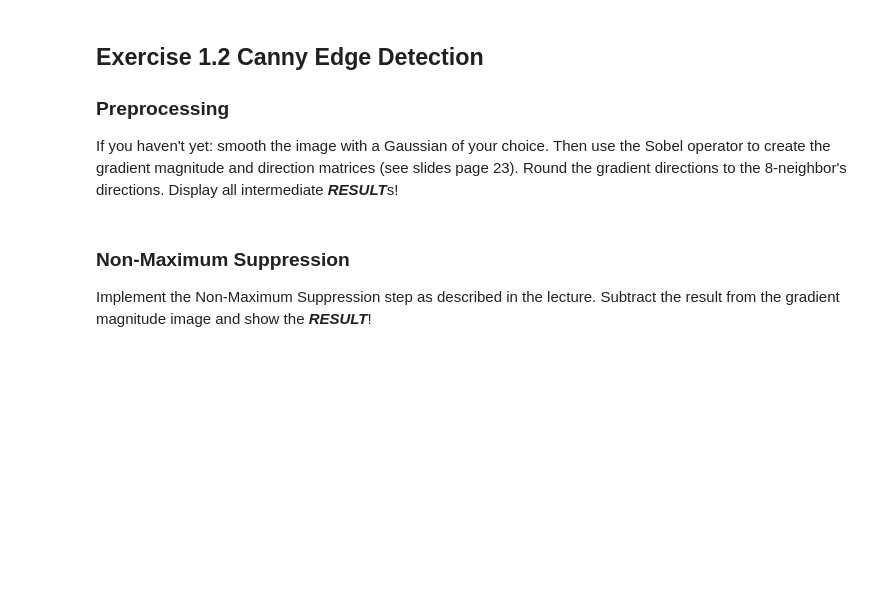
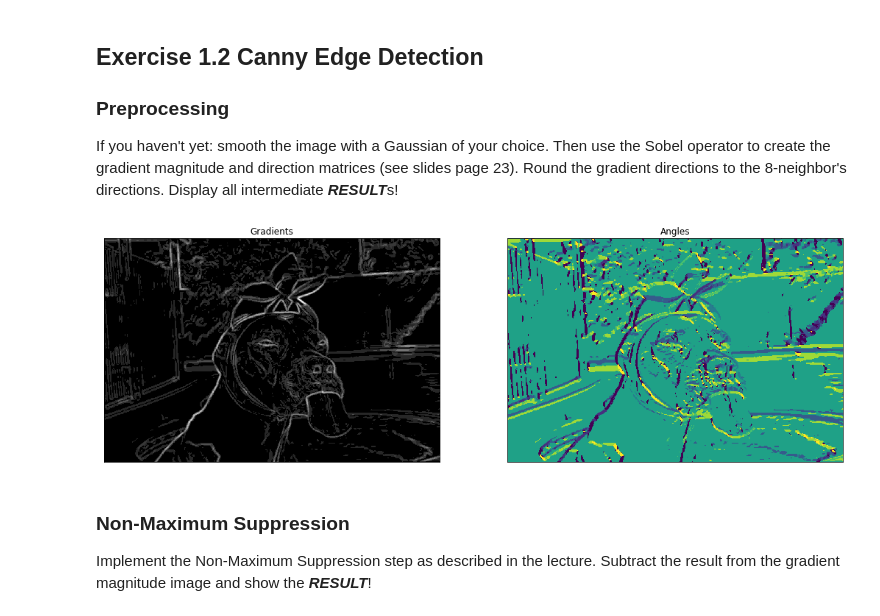
Before and after one commit to AbdBarho/CV19-20, a Jupyter notebook: 02_convolution_canny.ipynb, the cells around one changed output. Drawn from its saved outputs; the diff is of its cells as text; code cells hidden in the pictures; blank space fills up the shorter version.

```diff
--- a/02_convolution_canny.ipynb
+++ b/02_convolution_canny.ipynb
@@ -164,3 +165,27 @@ plt.show()
 
 ### Preprocessing
 If you haven't yet: smooth the image with a Gaussian of your choice. Then use the Sobel operator to create the gradient magnitude and direction matrices (see slides page 23). Round the gradient directions to the 8-neighbor's directions. Display all  intermediate ***RESULT***s!
+# %%
+def canny_preprocessing(image):
+    blur_kernel_size = 7
+    blur = cv2.GaussianBlur(image, (blur_kernel_size, blur_kernel_size), 0)
+    # opencv docs recommend using Scharr instead of Sobel
+    # https://docs.opencv.org/3.4/d2/d2c/tutorial_sobel_derivatives.html
+    filter2d = cv2.Scharr # Sobel or Scharr
+    g_x = filter2d(blur, cv2.CV_16S, 1, 0)
+    g_y = filter2d(blur, cv2.CV_16S, 0, 1)
+    g = np.sqrt(g_x * g_x + g_y * g_y)
+    angles = np.arctan2(g_y, g_x)
+    pi2 = np.pi * 2
+    angles = (angles + np.pi) % pi2 # convert values in range (-pi, pi) to (0, 2pi)
+    # print(np.unique(angles))
+    angles = np.floor(angles / pi2 * 8) # convert values in range (0, 2pi) to (0, 7)
+    return g, angles.astype(np.int32)
+
+gradients, angles = canny_preprocessing(image)
+plt.figure(figsize=(18,8))
+plt.subplot(121),plt.imshow(gradients, cmap='gray'),plt.title('Gradients'),plt.xticks([]), plt.yticks([])
+plt.subplot(122),plt.imshow(angles, vmin=0, vmax=7),plt.title('Angles'),plt.xticks([]), plt.yticks([])
+plt.show()
+# %% [output]
+[figure, added]
```
Also changed, not shown: parts of 5 cells of this notebook, 1 other file.
